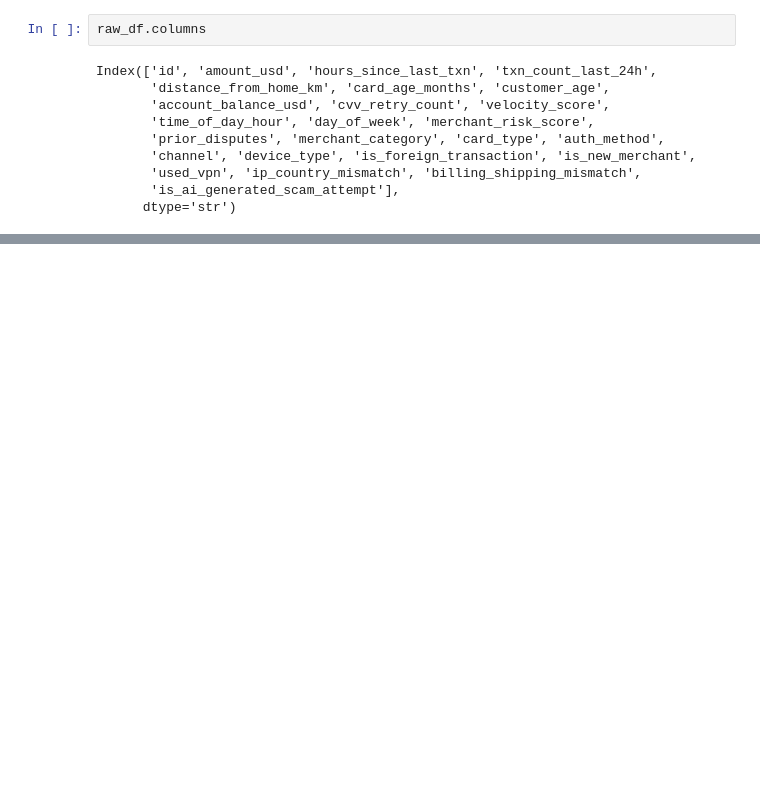
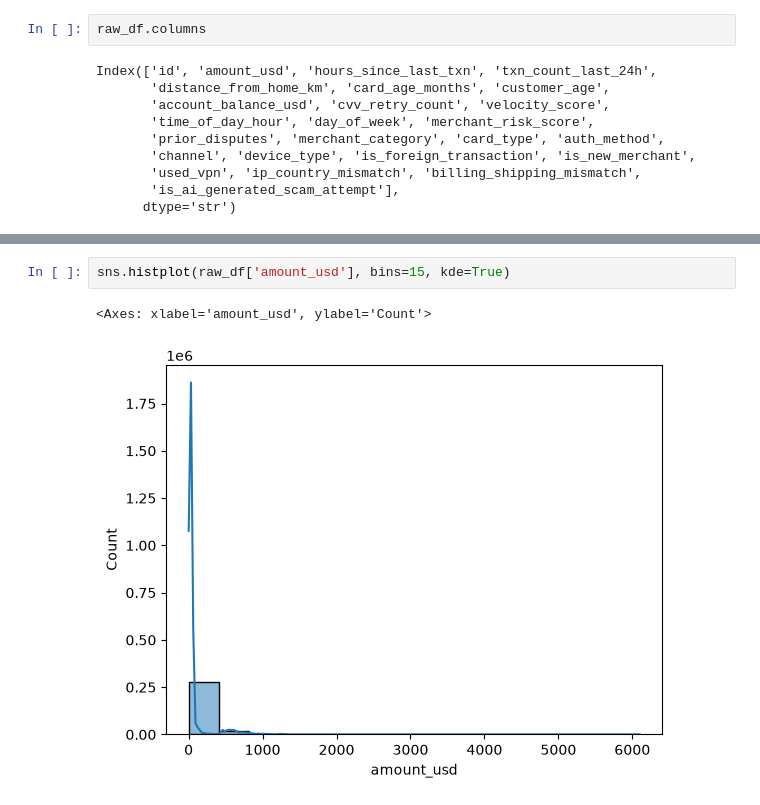
Before and after one commit to KONAIN-WORSI/AI-ML-Class, a Jupyter notebook: ML Algorithm/Credit Fraud Detection/credit_fraud_detection copy.ipynb, the cells around one changed output, grey strips where cells are left out. Saved outputs shown, nothing was run; the diff lists cells and outputs as text; blank space fills up the shorter version.

```diff
--- a/ML Algorithm/Credit Fraud Detection/credit_fraud_detection copy.ipynb
+++ b/ML Algorithm/Credit Fraud Detection/credit_fraud_detection copy.ipynb
@@ -60,0 +74,5 @@ sns.heatmap(raw_df.corr(numeric_only=True),annot=True)
+# %%
+sns.histplot(raw_df['amount_usd'], bins=15, kde=True)
+# %% [output]
+<Axes: xlabel='amount_usd', ylabel='Count'>
+[figure, added]
```
Also changed, not shown: parts of 55 cells of this notebook, 2 other files.
